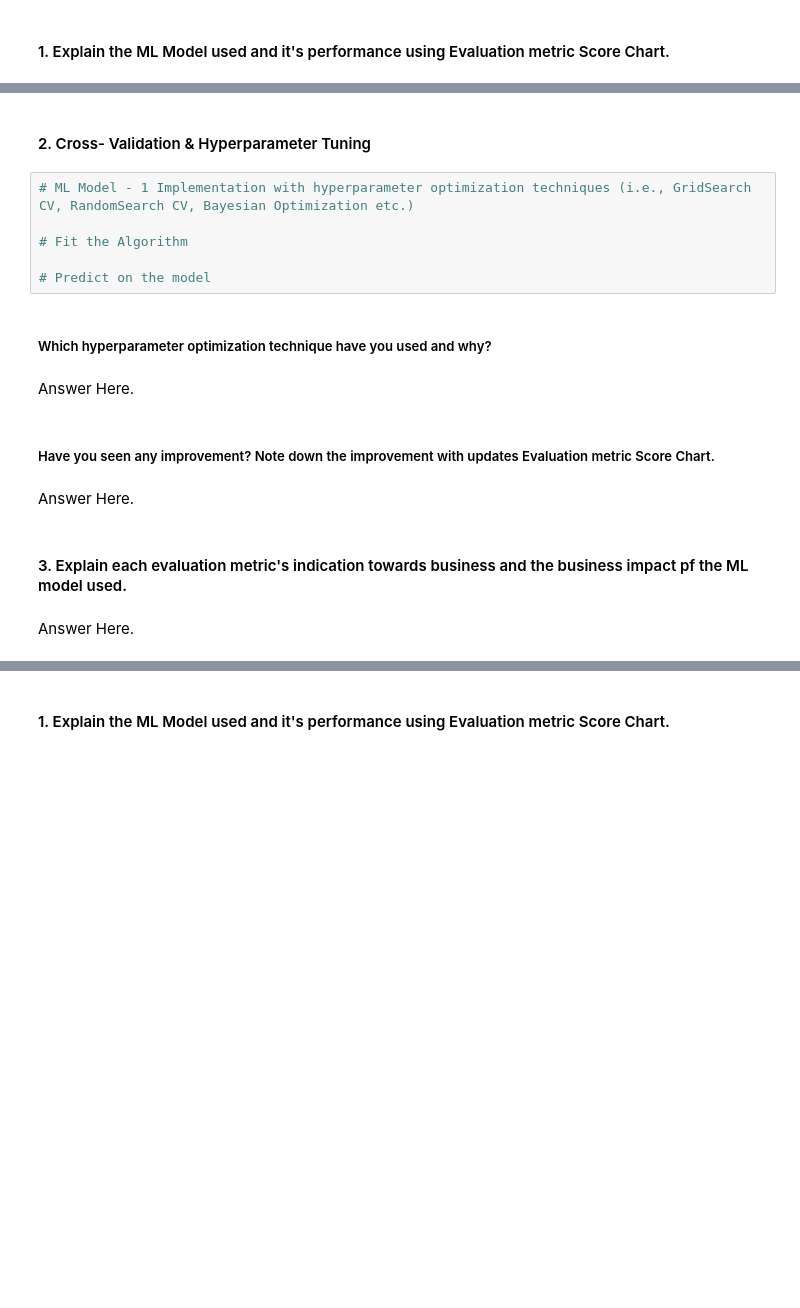
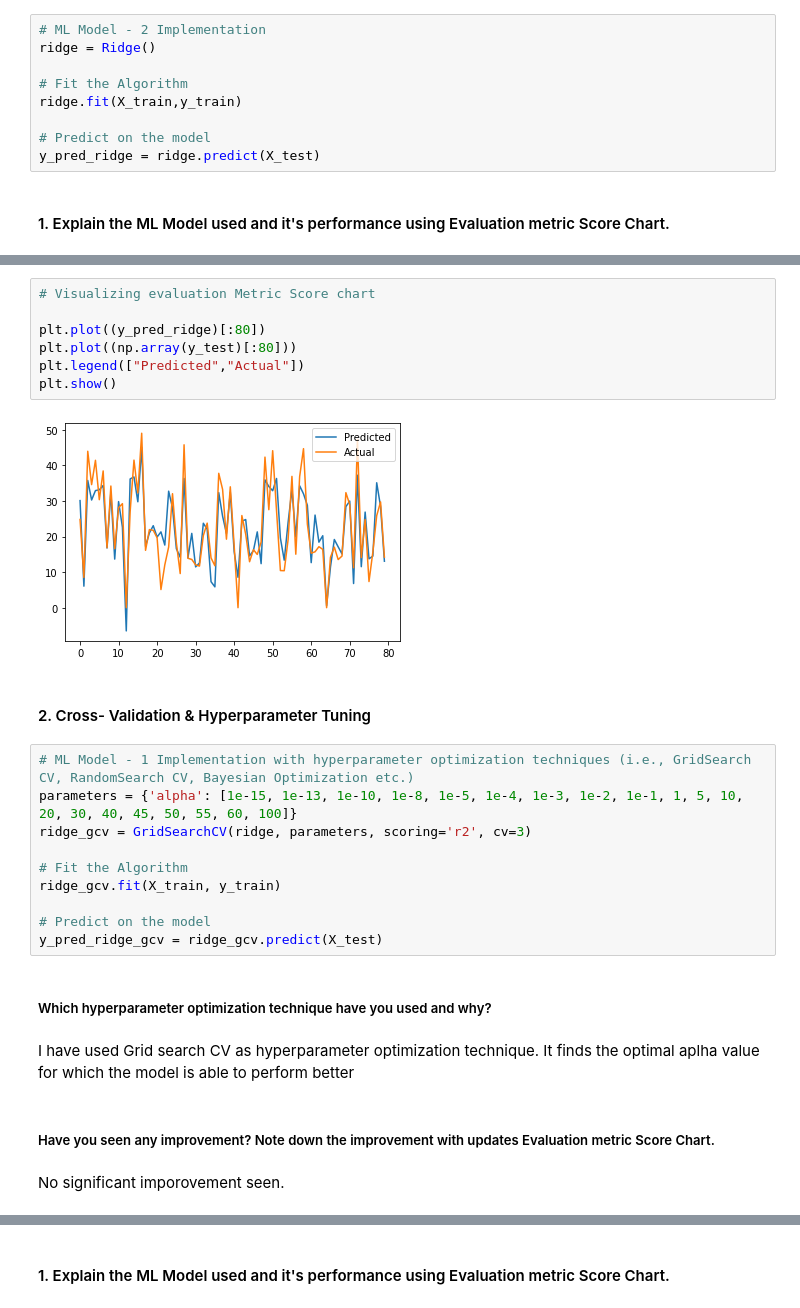
Before and after one commit to mohith-ds8/Seoul-Bike-Sharing-Demand-Prediction, a Jupyter notebook: Seoul_bike_sharing_prediction.ipynb, the cells around one changed output, grey strips where cells are left out. Cells and saved outputs as stored; diff of their text form; blank space fills up the shorter version.

```diff
--- a/Seoul_bike_sharing_prediction.ipynb
+++ b/Seoul_bike_sharing_prediction.ipynb
@@ -1173,2 +1267,11 @@ Answer Here.
+# %%
+# ML Model - 2 Implementation
+ridge = Ridge()
+
+# Fit the Algorithm
+ridge.fit(X_train,y_train)
+
+# Predict on the model
+y_pred_ridge = ridge.predict(X_test)
 # %% [markdown]
 #### 1. Explain the ML Model used and it's performance using Evaluation metric Score Chart.
@@ -1177,20 +1306,29 @@ Answer Here.
+# %%
+# Visualizing evaluation Metric Score chart
+
+plt.plot((y_pred_ridge)[:80])
+plt.plot((np.array(y_test)[:80]))
+plt.legend(["Predicted","Actual"])
+plt.show()
+# %% [output]
+[figure, added]
 # %% [markdown]
 #### 2. Cross- Validation & Hyperparameter Tuning
 # %%
 # ML Model - 1 Implementation with hyperparameter optimization techniques (i.e., GridSearch CV, RandomSearch CV, Bayesian Optimization etc.)
+parameters = {'alpha': [1e-15, 1e-13, 1e-10, 1e-8, 1e-5, 1e-4, 1e-3, 1e-2, 1e-1, 1, 5, 10, 20, 30, 40, 45, 50, 55, 60, 100]}
+ridge_gcv = GridSearchCV(ridge, parameters, scoring='r2', cv=3)
 
 # Fit the Algorithm
+ridge_gcv.fit(X_train, y_train)
 
 # Predict on the model
+y_pred_ridge_gcv = ridge_gcv.predict(X_test)
 # %% [markdown]
 ##### Which hyperparameter optimization technique have you used and why?
-# %% [markdown]
-Answer Here.
+# %% [markdown]
+I have used Grid search CV as hyperparameter optimization technique. It finds the optimal aplha value for which the model is able to perform better
 # %% [markdown]
 ##### Have you seen any improvement? Note down the improvement with updates Evaluation metric Score Chart.
-# %% [markdown]
-Answer Here.
-# %% [markdown]
-#### 3. Explain each evaluation metric's indication towards business and the business impact pf the ML model used.
-# %% [markdown]
-Answer Here.
+# %% [markdown]
+No significant imporovement seen.
```
Also changed, not shown: parts of 80 cells of this notebook.
